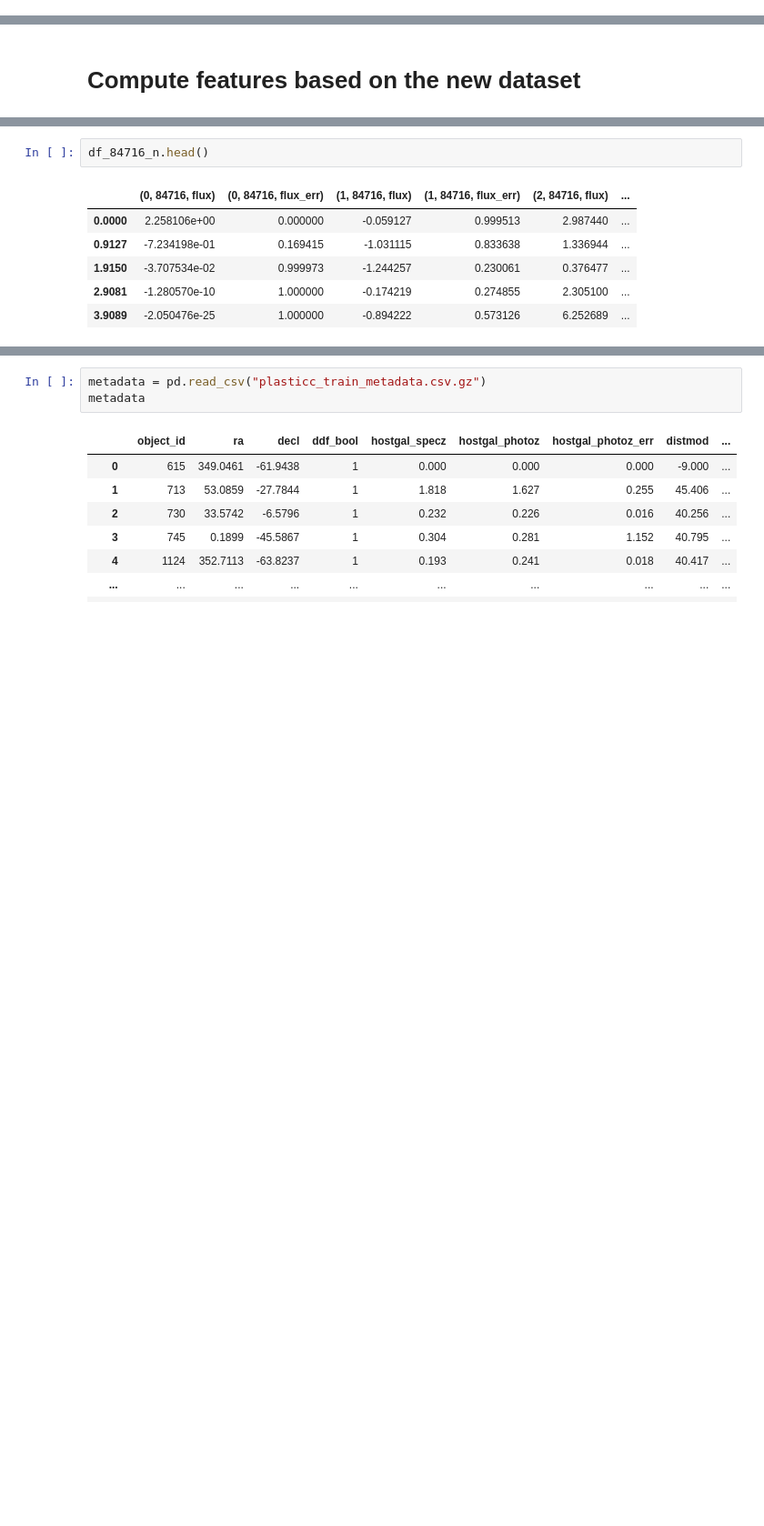
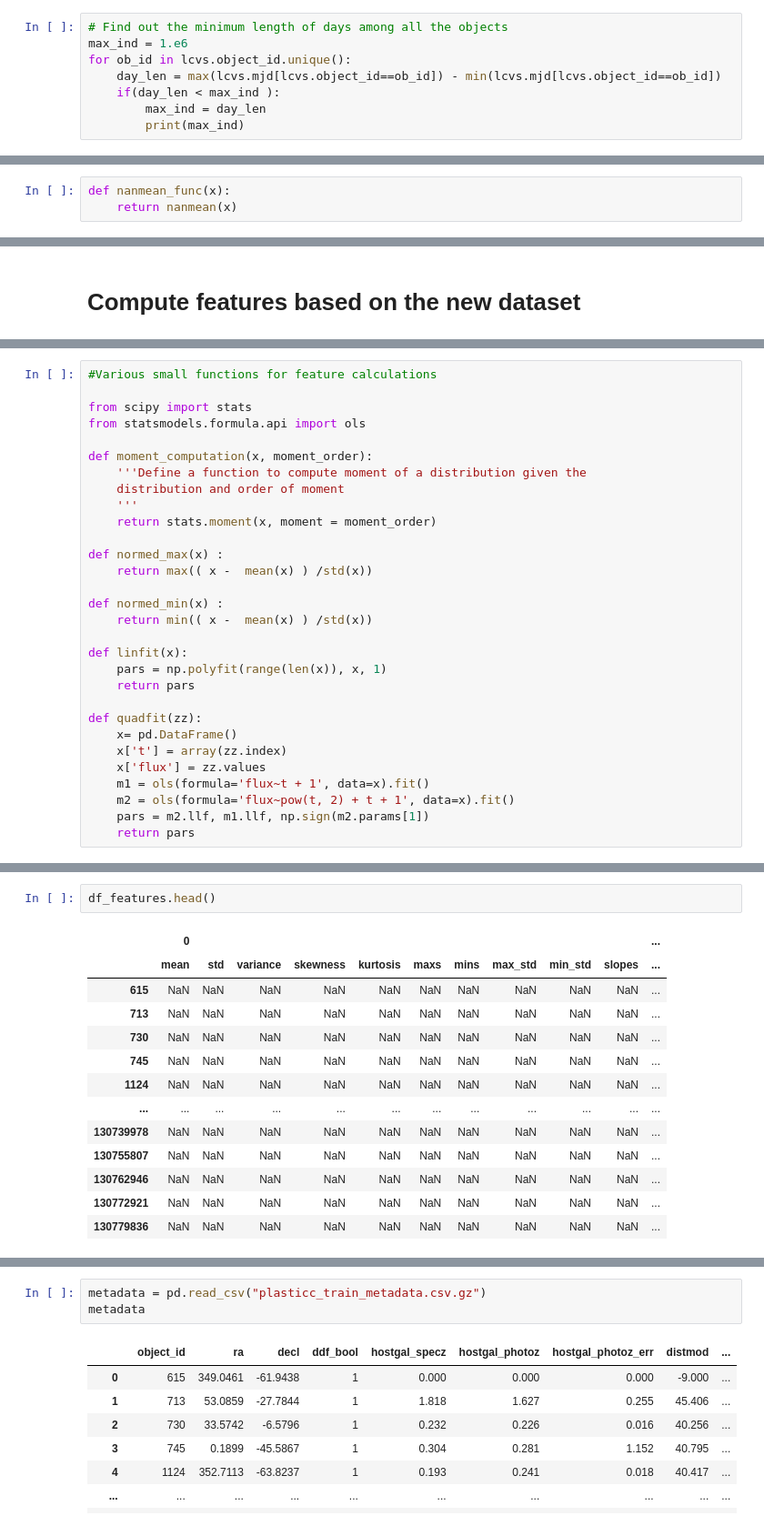
Before and after one commit to ahmadryan/MLTSA_RQudsi, a Jupyter notebook: HW9_RQudsi/Assignemnt9_MLTSA.ipynb, the cells around one changed output, grey strips where cells are left out. Shown at 91% size. Drawn from its saved outputs; the diff is of its cells as text; blank space fills up the shorter version.

```diff
--- a/HW9_RQudsi/Assignemnt9_MLTSA.ipynb
+++ b/HW9_RQudsi/Assignemnt9_MLTSA.ipynb
@@ -67,3 +67,11 @@ lcvs.head()
 | 2 | 615 | 59750.4383 | 3 | -471.385529 | 3.801213 | 1 |
 | 3 | 615 | 59750.4450 | 4 | -388.984985 | 11.395031 | 1 |
 | 4 | 615 | 59752.4070 | 2 | -681.858887 | 4.041204 | 1 |
+# %%
+# Find out the minimum length of days among all the objects
+max_ind = 1.e6
+for ob_id in lcvs.object_id.unique():
+    day_len = max(lcvs.mjd[lcvs.object_id==ob_id]) - min(lcvs.mjd[lcvs.object_id==ob_id])
+    if(day_len < max_ind ):
+        max_ind = day_len
+        print(max_ind)
@@ -70,3 +87,6 @@ lcvs.head()
+# %%
+def nanmean_func(x):
+    return nanmean(x)
 # %% [markdown]
 # Using Gaussian processing to extrapolate the data
 # %%
@@ -200,0 +249,30 @@ key_l = array([int(xx) for xx in array(key_list[1])[0:2]])
+# %%
+#Various small functions for feature calculations
+
+from scipy import stats
+from statsmodels.formula.api import ols
+
+def moment_computation(x, moment_order):
+    '''Define a function to compute moment of a distribution given the
+    distribution and order of moment
+    '''
+    return stats.moment(x, moment = moment_order)
+
+def normed_max(x) :
+    return max(( x -  mean(x) ) /std(x))
+
+def normed_min(x) :
+    return min(( x -  mean(x) ) /std(x))
+
+def linfit(x):
+    pars = np.polyfit(range(len(x)), x, 1)
+    return pars
+
+def quadfit(zz):
+    x= pd.DataFrame()
+    x['t'] = array(zz.index)
+    x['flux'] = zz.values
+    m1 = ols(formula='flux~t + 1', data=x).fit()
+    m2 = ols(formula='flux~pow(t, 2) + t + 1', data=x).fit()
+    pars = m2.llf, m1.llf, np.sign(m2.params[1])
+    return pars
@@ -201,9 +339,16 @@ key_l = array([int(xx) for xx in array(key_list[1])[0:2]])
 # %%
-df_84716_n.head()
+df_features.head()
 # %% [output]
-|  | (0, 84716, flux) | (0, 84716, flux_err) | (1, 84716, flux) | (1, 84716, flux_err) | (2, 84716, flux) | ... |
-| 0.0000 | 2.258106e+00 | 0.000000 | -0.059127 | 0.999513 | 2.987440 | ... |
-| 0.9127 | -7.234198e-01 | 0.169415 | -1.031115 | 0.833638 | 1.336944 | ... |
-| 1.9150 | -3.707534e-02 | 0.999973 | -1.244257 | 0.230061 | 0.376477 | ... |
-| 2.9081 | -1.280570e-10 | 1.000000 | -0.174219 | 0.274855 | 2.305100 | ... |
-| 3.9089 | -2.050476e-25 | 1.000000 | -0.894222 | 0.573126 | 6.252689 | ... |
+|  | 0 |  |  |  |  |  |  |  |  |  | ... |
+|  | mean | std | variance | skewness | kurtosis | maxs | mins | max_std | min_std | slopes | ... |
+| 615 | NaN | NaN | NaN | NaN | NaN | NaN | NaN | NaN | NaN | NaN | ... |
+| 713 | NaN | NaN | NaN | NaN | NaN | NaN | NaN | NaN | NaN | NaN | ... |
+| 730 | NaN | NaN | NaN | NaN | NaN | NaN | NaN | NaN | NaN | NaN | ... |
+| 745 | NaN | NaN | NaN | NaN | NaN | NaN | NaN | NaN | NaN | NaN | ... |
+| 1124 | NaN | NaN | NaN | NaN | NaN | NaN | NaN | NaN | NaN | NaN | ... |
+| ... | ... | ... | ... | ... | ... | ... | ... | ... | ... | ... | ... |
+| 130739978 | NaN | NaN | NaN | NaN | NaN | NaN | NaN | NaN | NaN | NaN | ... |
+| 130755807 | NaN | NaN | NaN | NaN | NaN | NaN | NaN | NaN | NaN | NaN | ... |
+| 130762946 | NaN | NaN | NaN | NaN | NaN | NaN | NaN | NaN | NaN | NaN | ... |
+| 130772921 | NaN | NaN | NaN | NaN | NaN | NaN | NaN | NaN | NaN | NaN | ... |
+| 130779836 | NaN | NaN | NaN | NaN | NaN | NaN | NaN | NaN | NaN | NaN | ... |
```
Also changed, not shown: parts of 40 cells of this notebook.
